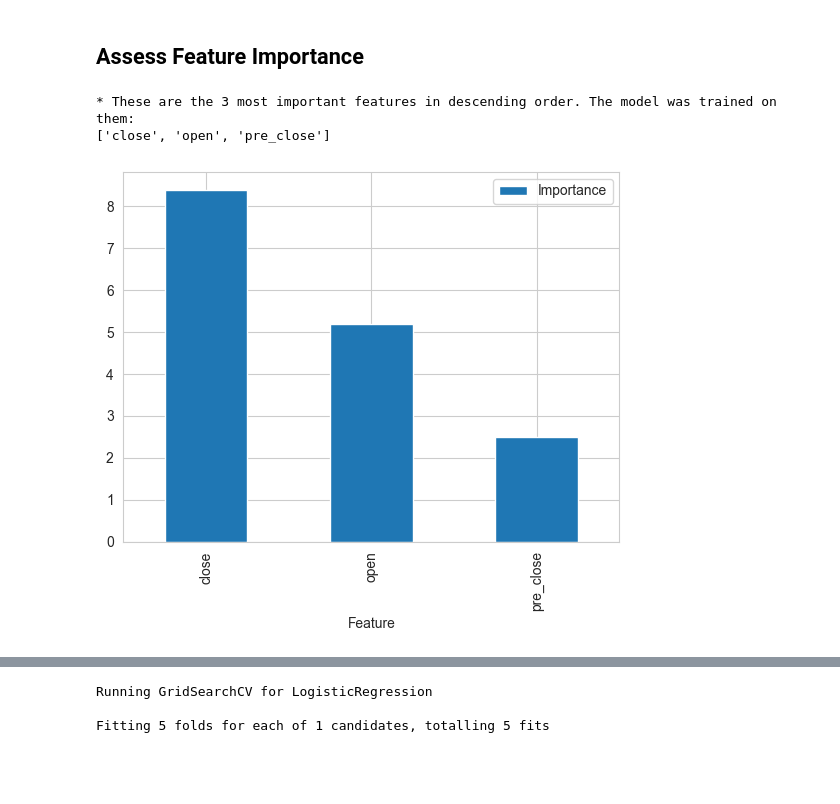
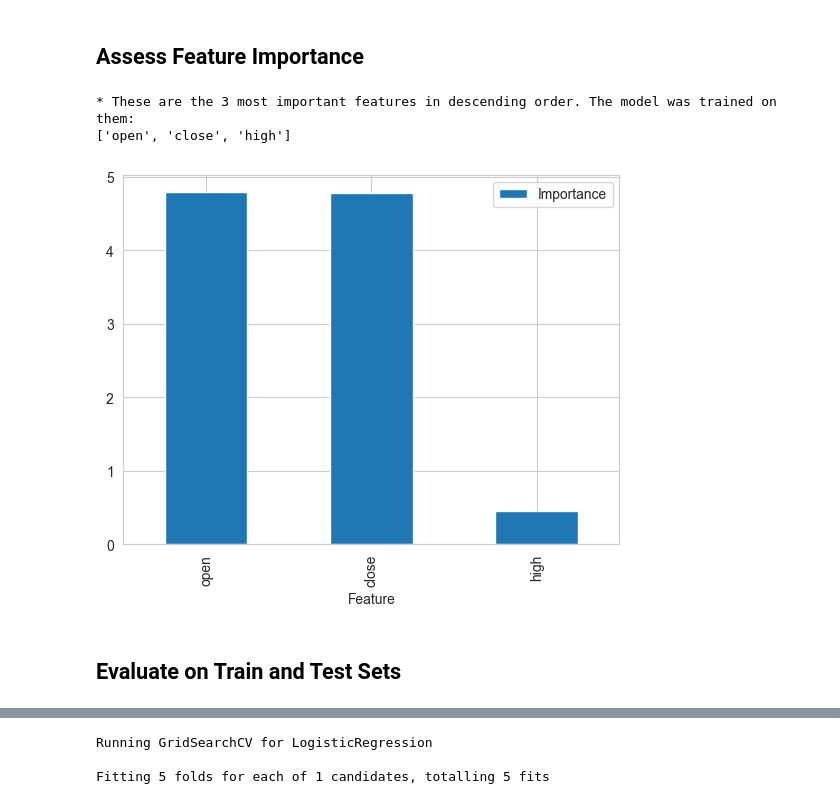
Before and after one commit to AndyV773/PP5, a Jupyter notebook: jupyter_notebooks/05 - Modeling and Evaluation - Classification.ipynb, the cells around one changed output, grey strips where cells are left out. Cells and saved outputs as stored; diff of their text form; code cells hidden in the pictures; blank space fills up the shorter version.

```diff
--- a/jupyter_notebooks/05 - Modeling and Evaluation - Classification.ipynb
+++ b/jupyter_notebooks/05 - Modeling and Evaluation - Classification.ipynb
@@ -72,3 +73,6 @@ df.head(3)
 | 1 | 2010 | January | Thursday | 507.468427 | 507.468427 | 503.543762 | 503.543762 | 6169.0 | 497.990021 | 507.246289 | ... | ... |
 | 2 | 2010 | January | Friday | 503.543762 | 503.543762 | 503.543762 | 503.543762 | 6169.0 | 507.468427 | 497.990021 | ... | ... |
 3 rows × 22 columns
+# %%
+df = df.query("year >= 2015").copy()
+df
@@ -83,7 +103,7 @@ Index(['year', 'month', 'weekday', 'open', 'high', 'low', 'close', 'volume',
        'pre_average', 'pre_average_2', 'average', 'target'],
       dtype='object')
 # %%
-to_remove = ['year', 'month', 'weekday']
+to_remove = ['month', 'weekday']
 # %%
 variables = list(df.columns)
 variables.pop()
@@ -128,11 +145,12 @@ from feature_engine.encoding import OrdinalEncoder
 
 def PipelineDataCleaningAndFeatureEngineering():
     pipeline_base = Pipeline([
-        ("OrdinalCategoricalEncoder", OrdinalEncoder(encoding_method='arbitrary',
+        ('OrdinalCategoricalEncoder', OrdinalEncoder(encoding_method='arbitrary',
                                                      variables=['month', 'weekday'])),
-        # ("YeoJohnsonNumericalTransformer", vt.YeoJohnsonTransformer(variables=variables)),  # ['volume', 'pre_vol', 'pre_vol_2']
-        # ("SmartCorrelatedSelection", SmartCorrelatedSelection(variables=["year", "month", "weekday"],  # ["month", "weekday", "high"]
-        #                                                       method="spearman", threshold=0.4, selection_method="variance")),
+        # ('Winsorizer', Winsorizer(capping_method='iqr', tail='both', fold=1.5, variables=['volume', 'pre_vol', 'pre_vol_2'])),
+        ('YeoJohnsonNumericalTransformer', vt.YeoJohnsonTransformer(variables=variables)),  # ['open', 'close', 'high', 'low', 'volume']
+        ('SmartCorrelatedSelection', SmartCorrelatedSelection(variables=["year", "month", "weekday"],
+                                                              method='spearman', threshold=0.4, selection_method='variance')),
 
     ])
 
@@ -507,32 +533,33 @@ X_train.head(3)
 # %% [markdown]
 ## Assess Feature Importance
 # %%
-if best_model == 'LogisticRegression':
-    # Get feature names after selection
-    selected_features = X_train.columns[pipeline_clf['feat_selection'].get_support()]
+# Get feature names after selection
+selected_features = X_train.columns[pipeline_clf['feat_selection'].get_support()]
 
-    # Get model coefficients
-    coefficients = pipeline_clf['model'].coef_[0]  # Use [0] for binary classification
+# Get model coefficients
+coefficients = pipeline_clf['model'].coef_[0]  # Use [0] for binary classification
 
-    # Create DataFrame with absolute value of coefficients (magnitude implies importance)
-    df_feature_importance = pd.DataFrame({
-        'Feature': selected_features,
-        'Importance': np.abs(coefficients)
-    }).sort_values(by='Importance', ascending=False)
+# Create DataFrame with absolute value of coefficients (magnitude implies importance)
+df_feature_importance = pd.DataFrame({
+    'Feature': selected_features,
+    'Importance': np.abs(coefficients)
+}).sort_values(by='Importance', ascending=False)
 
-    # Get best features in descending importance
-    best_features = df_feature_importance['Feature'].to_list()
+# Get best features in descending importance
+best_features = df_feature_importance['Feature'].to_list()
 
-    # Most important features statement and plot
-    print(f"* These are the {len(best_features)} most important features in descending order. "
-        f"The model was trained on them: \n{df_feature_importance['Feature'].to_list()}")
+# Most important features statement and plot
+print(f"* These are the {len(best_features)} most important features in descending order. "
+    f"The model was trained on them: \n{df_feature_importance['Feature'].to_list()}")
 
-    df_feature_importance.plot(kind='bar', x='Feature', y='Importance')
-    plt.show()
+df_feature_importance.plot(kind='bar', x='Feature', y='Importance')
+plt.show()
 # %% [output]
 * These are the 3 most important features in descending order. The model was trained on them:
-['close', 'open', 'pre_close']
+['open', 'close', 'high']
-[figure, old version]
+[figure, new version]
+# %% [markdown]
+## Evaluate on Train and Test Sets
 # %%
 from sklearn.metrics import classification_report, confusion_matrix
 
```
Also changed, not shown: parts of 55 cells of this notebook, 3 other files.
